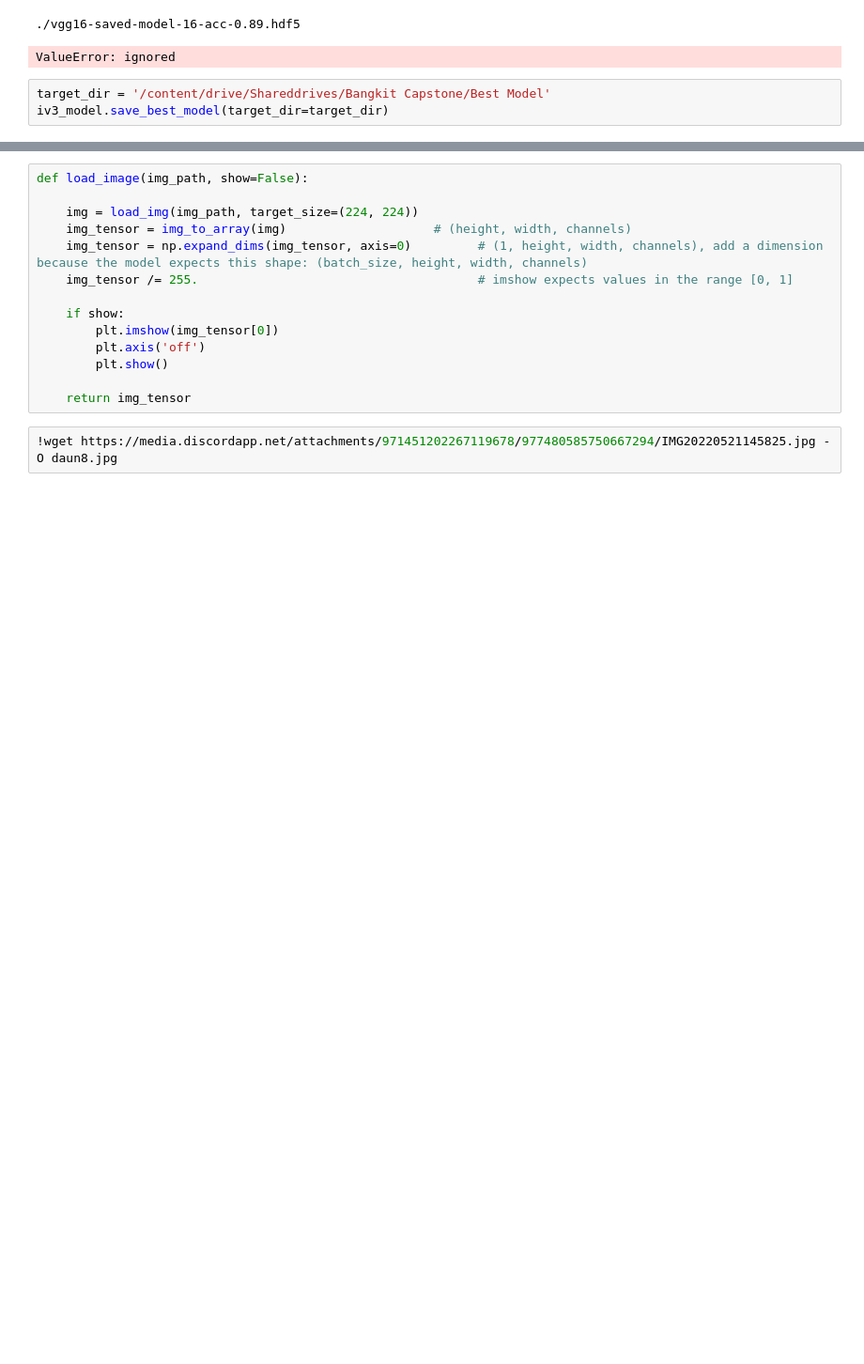
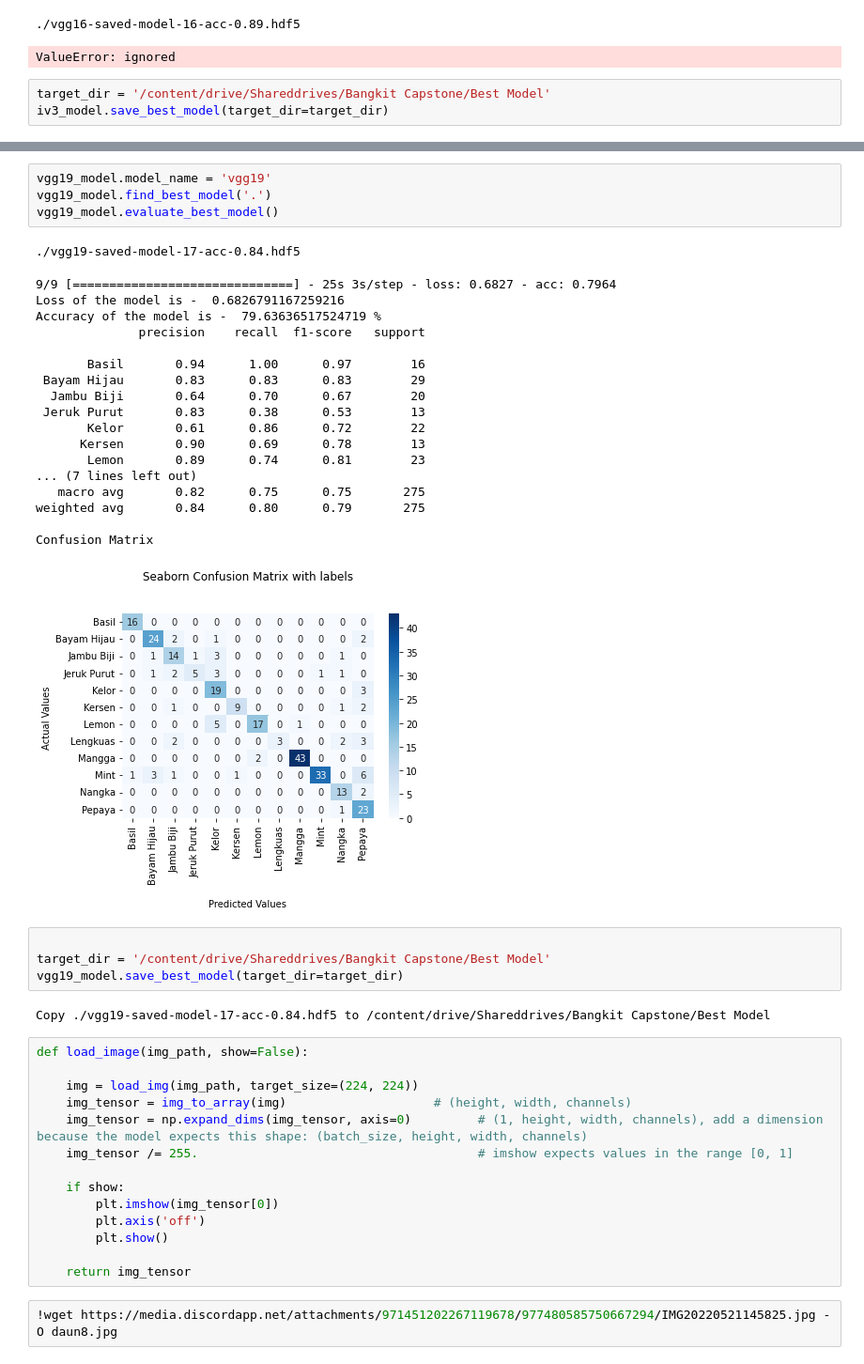
Before and after one commit to rifqoi/Inacure-Machine-Learning, a Jupyter notebook: 03-ensemble.ipynb, the cells around one changed output, grey strips where cells are left out. Shown at 94% size. Cells and saved outputs as stored; diff of their text form; blank space fills up the shorter version.

```diff
--- a/03-ensemble.ipynb
+++ b/03-ensemble.ipynb
@@ -516,3 +673,33 @@ resnet50_model.save_best_model(target_dir=target_dir)
+# %%
+vgg19_model.model_name = 'vgg19'
+vgg19_model.find_best_model('.')
+vgg19_model.evaluate_best_model()
+# %% [output]
+./vgg19-saved-model-17-acc-0.84.hdf5
+9/9 [==============================] - 25s 3s/step - loss: 0.6827 - acc: 0.7964
+Loss of the model is -  0.6826791167259216
+Accuracy of the model is -  79.63636517524719 %
+              precision    recall  f1-score   support
+
+       Basil       0.94      1.00      0.97        16
+ Bayam Hijau       0.83      0.83      0.83        29
+  Jambu Biji       0.64      0.70      0.67        20
+ Jeruk Purut       0.83      0.38      0.53        13
+       Kelor       0.61      0.86      0.72        22
+      Kersen       0.90      0.69      0.78        13
+       Lemon       0.89      0.74      0.81        23
+... (7 lines left out)
+   macro avg       0.82      0.75      0.75       275
+weighted avg       0.84      0.80      0.79       275
+
+Confusion Matrix
+[figure, added]
+# %%
+
+target_dir = '/content/drive/Shareddrives/Bangkit Capstone/Best Model'
+vgg19_model.save_best_model(target_dir=target_dir)
+# %% [output]
+Copy ./vgg19-saved-model-17-acc-0.84.hdf5 to /content/drive/Shareddrives/Bangkit Capstone/Best Model
 # %%
 def load_image(img_path, show=False):
 
```
Also changed, not shown: parts of 11 cells of this notebook.
